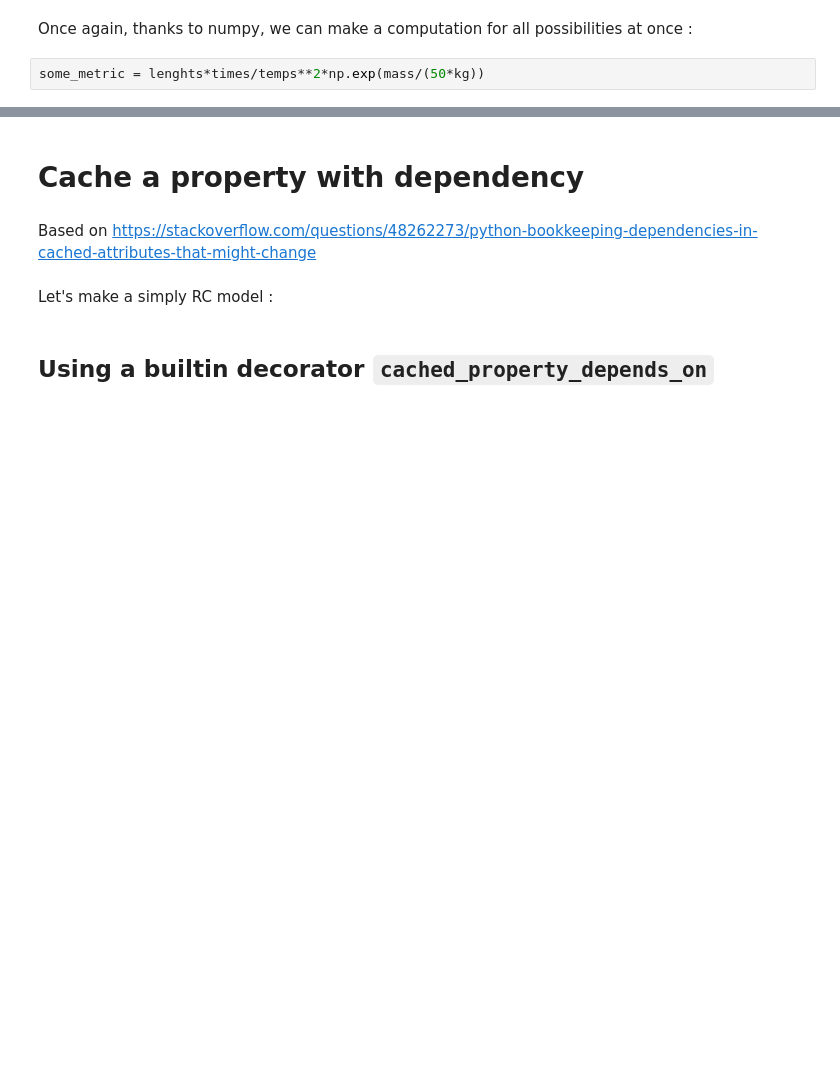
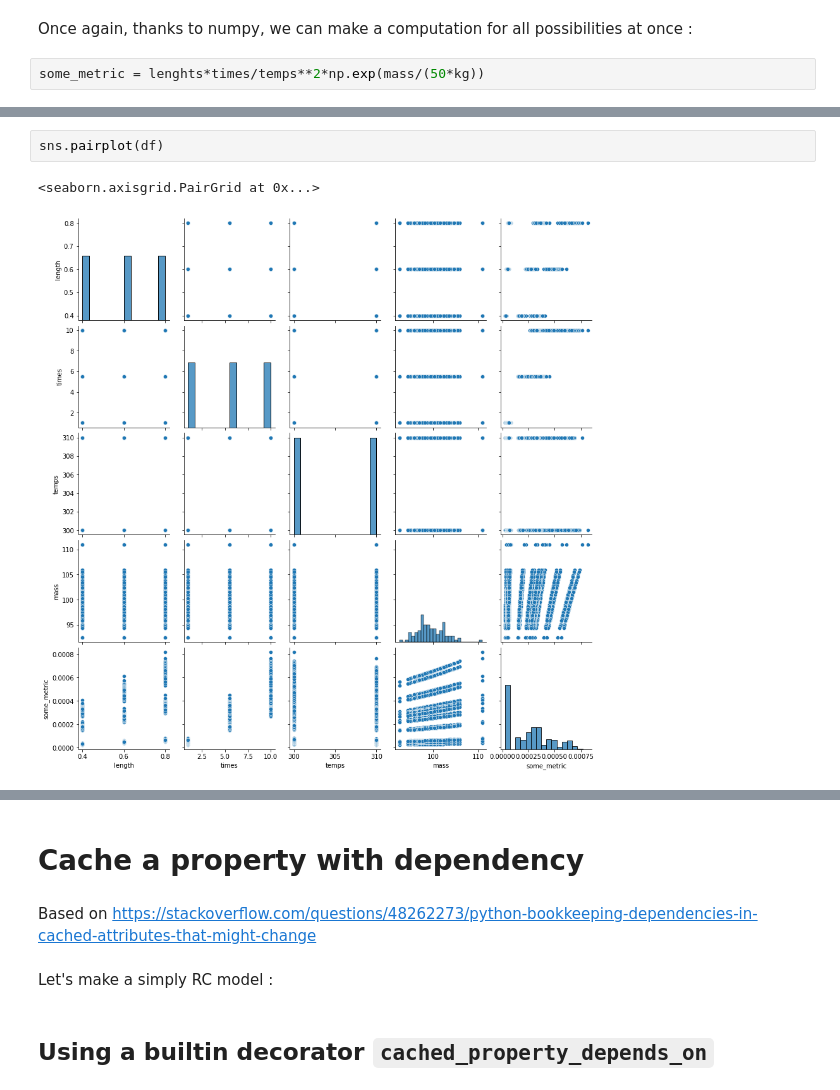
Before and after one commit to mocquin/physipy, a Jupyter notebook: docs/notebooks/Model and inputs.ipynb, the cells around one changed output, grey strips where cells are left out. Cells and saved outputs as stored; diff of their text form; blank space fills up the shorter version.

```diff
--- a/docs/notebooks/Model and inputs.ipynb
+++ b/docs/notebooks/Model and inputs.ipynb
@@ -43,0 +69,5 @@ some_metric
+# %%
+sns.pairplot(df)
+# %% [output]
+<seaborn.axisgrid.PairGrid at 0x...>
+[figure, added]
```
Also changed, not shown: parts of 6 cells of this notebook, 9 other files.
